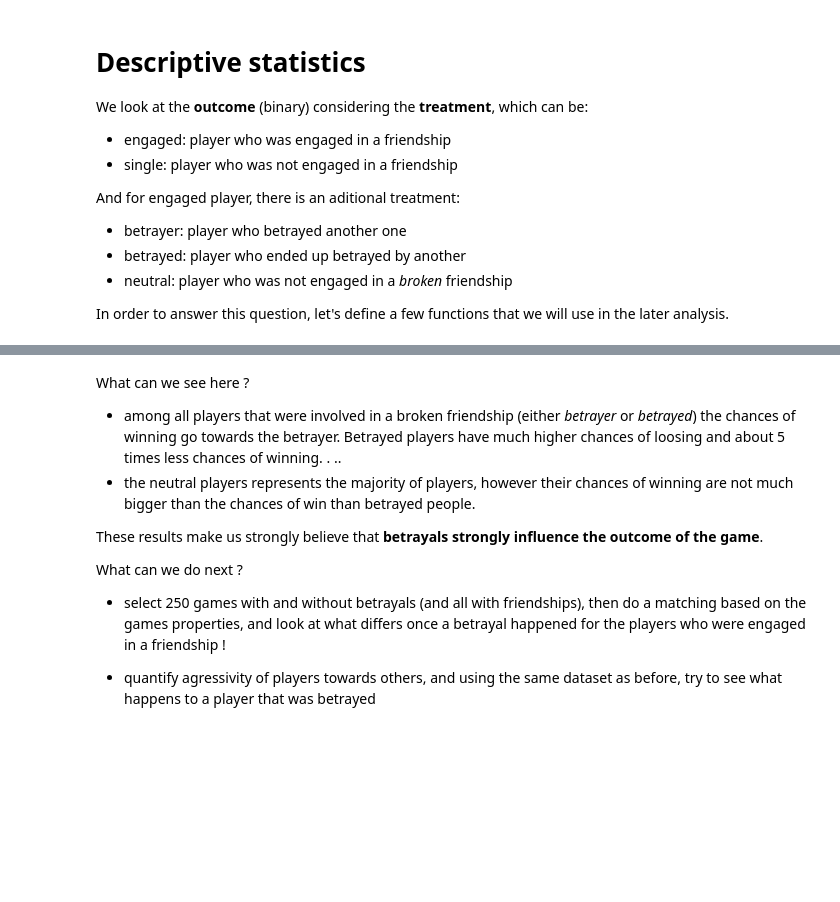
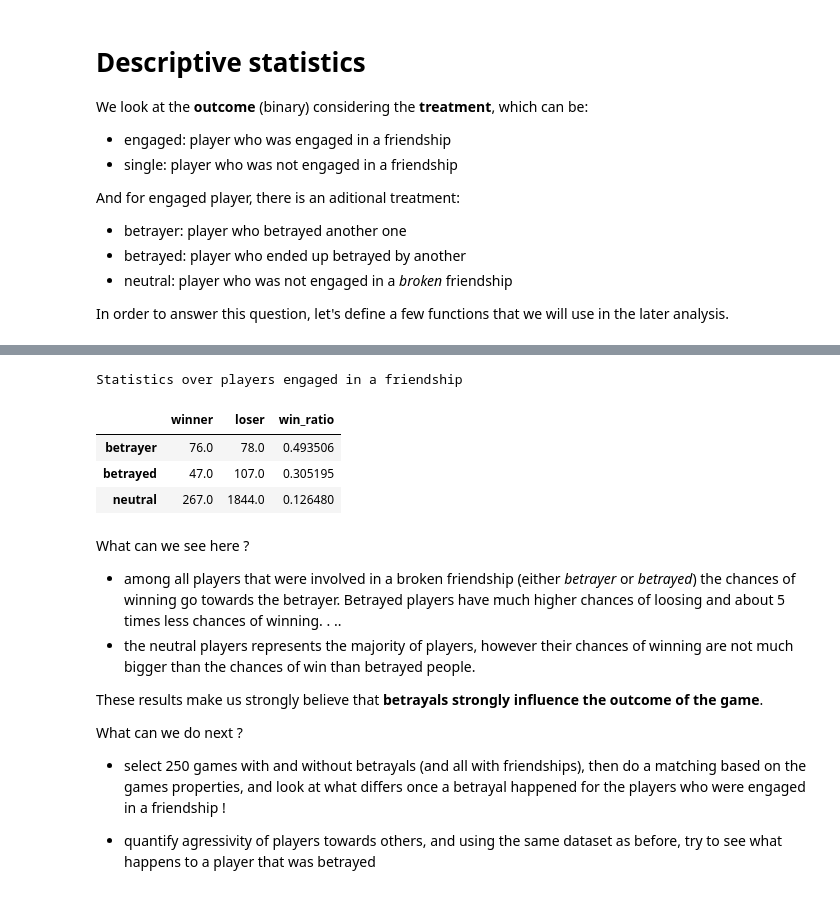
Before and after one commit to epfl-ada/ada-2020-project-milestone-p3-p3_chic, a Jupyter notebook: p4-part2.ipynb, the cells around one changed output, grey strips where cells are left out. Cells and saved outputs as stored; diff of their text form; code cells hidden in the pictures; blank space fills up the shorter version.

Commit message:
adding statistics analysis

```diff
--- a/p4-part2.ipynb
+++ b/p4-part2.ipynb
@@ -88,8 +88,8 @@ def get_losers(winners):
     return loosers
 # %%
 # load the data to analyse
-games_id = np.load("data/subset2/games_id.npy")
-all_friendships = np.load("data/subset2/friendships.npy", allow_pickle=True)
+games_id = np.load("data/subset500/games_id.npy")
+all_friendships = np.load("data/subset500/friendships.npy", allow_pickle=True)
 verbose = False
 
 data_overall = np.zeros(shape = (2,2))
@@ -100,7 +100,7 @@ treatments_engaged = ["betrayer", "betrayed", "neutral"]
 outcomes = ["winner", "loser"]
 
 stats_overall = pd.DataFrame(data_overall, index = treatments_overall, columns = outcomes )
-stats_engageds = pd.DataFrame(data_overall, index = treatments_engaged, columns = outcomes )
+stats_engageds = pd.DataFrame(data_engaged, index = treatments_engaged, columns = outcomes )
 
 N = len(games_id)
 for i, game_id in enumerate(games_id):
@@ -121,6 +121,7 @@ for i, game_id in enumerate(games_id):
     betrayers, betrayeds = get_betrayers_and_betrayed(friendships)
     neutrals = get_neutrals(betrayers, betrayeds)
 
+    # overal statistics
     for w in winners:
         if w in singles: stats_overall.loc["single", "winner"] += 1
         if w in engageds: stats_overall.loc["engaged", "winner"] += 1
@@ -128,17 +129,17 @@ for i, game_id in enumerate(games_id):
         if l in singles: stats_overall.loc["single", "loser"] += 1
         if l in engageds: stats_overall.loc["engaged", "loser"] += 1
 
-
-
-    # statistics : TODO
+    # statistics about betrayers:
     for winner in winners:
-        if winner in betrayers: stats.loc["betrayer", "winner"] += 1
-        if winner in betrayeds: stats.loc["betrayed", "winner"] += 1
-        if winner in neutrals: stats.loc["neutral", "winner"] += 1
+        if winner in engageds:
+            if winner in betrayers: stats_engageds.loc["betrayer", "winner"] += 1
+            if winner in betrayeds: stats_engageds.loc["betrayed", "winner"] += 1
+            if winner in neutrals: stats_engageds.loc["neutral", "winner"] += 1
     for loser in losers:
-        if loser in betrayers: stats.loc["betrayer", "loser"] += 1
-        if loser in betrayeds: stats.loc["betrayed", "loser"] += 1
-        if loser in neutrals: stats.loc["neutral", "loser"] += 1
+        if winner in engageds:
+            if loser in betrayers: stats_engageds.loc["betrayer", "loser"] += 1
+            if loser in betrayeds: stats_engageds.loc["betrayed", "loser"] += 1
+            if loser in neutrals: stats_engageds.loc["neutral", "loser"] += 1
 
     if verbose:
         print("\nGame",i)
@@ -149,5 +150,4 @@ for i, game_id in enumerate(games_id):
 win_ratio = stats.winner / (stats.loser + stats.winner)
 stats["win_ratio"] = win_ratio
 print("Stats for N =", N)
-stats
 # %% [output]
@@ -159,3 +165,14 @@ Stats for N = 0
+# %%
+win_ratio = stats_engageds.winner / (stats_engageds.loser + stats_engageds.winner)
+stats_engageds["win_ratio"] = win_ratio
+print("Statistics over players engaged in a friendship")
+stats_engageds
+# %% [output]
+Statistics over players engaged in a friendship
+|  | winner | loser | win_ratio |
+| betrayer | 76.0 | 78.0 | 0.493506 |
+| betrayed | 47.0 | 107.0 | 0.305195 |
+| neutral | 267.0 | 1844.0 | 0.126480 |
 # %% [markdown]
 What can we see here ?
 - among all players that were involved in a broken friendship (either *betrayer* or *betrayed*) the chances of winning go towards the betrayer. Betrayed players have much higher chances of loosing and about 5 times less chances of winning. . ..
```
Also changed, not shown: parts of 3 cells of this notebook, 1 other file.
